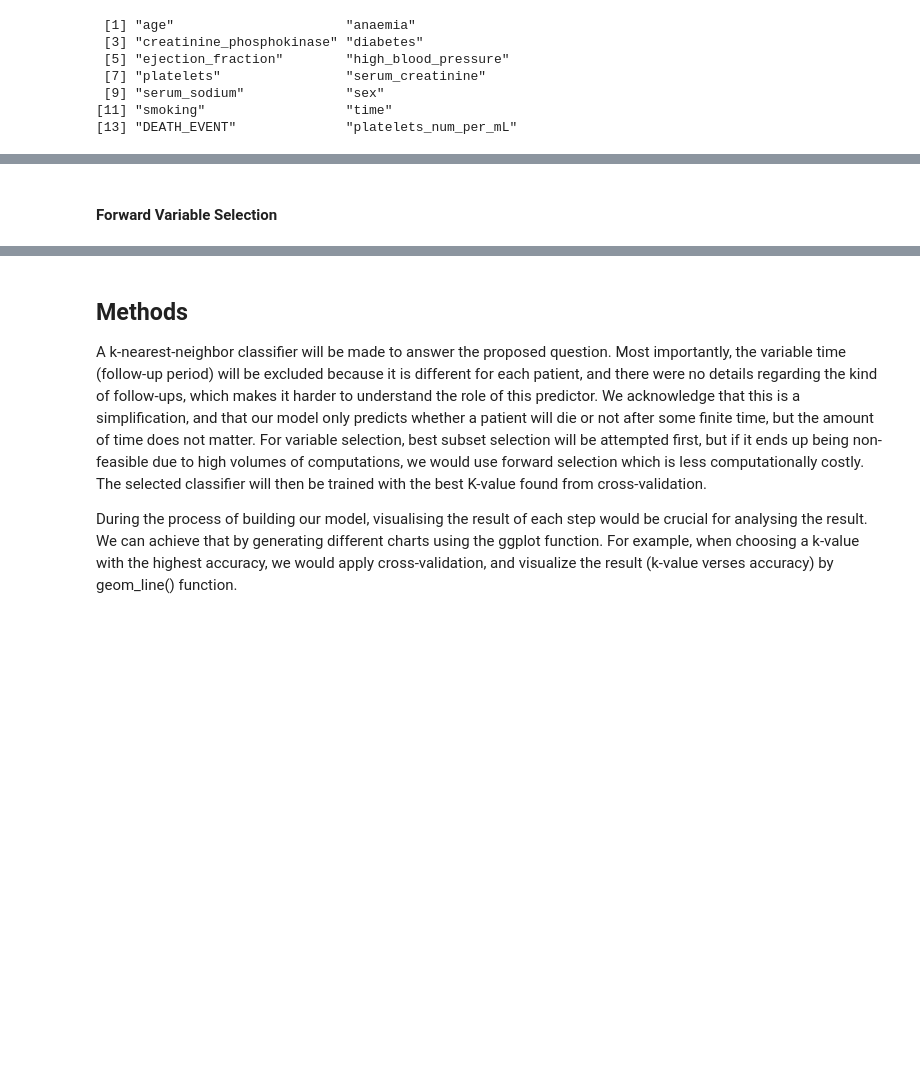
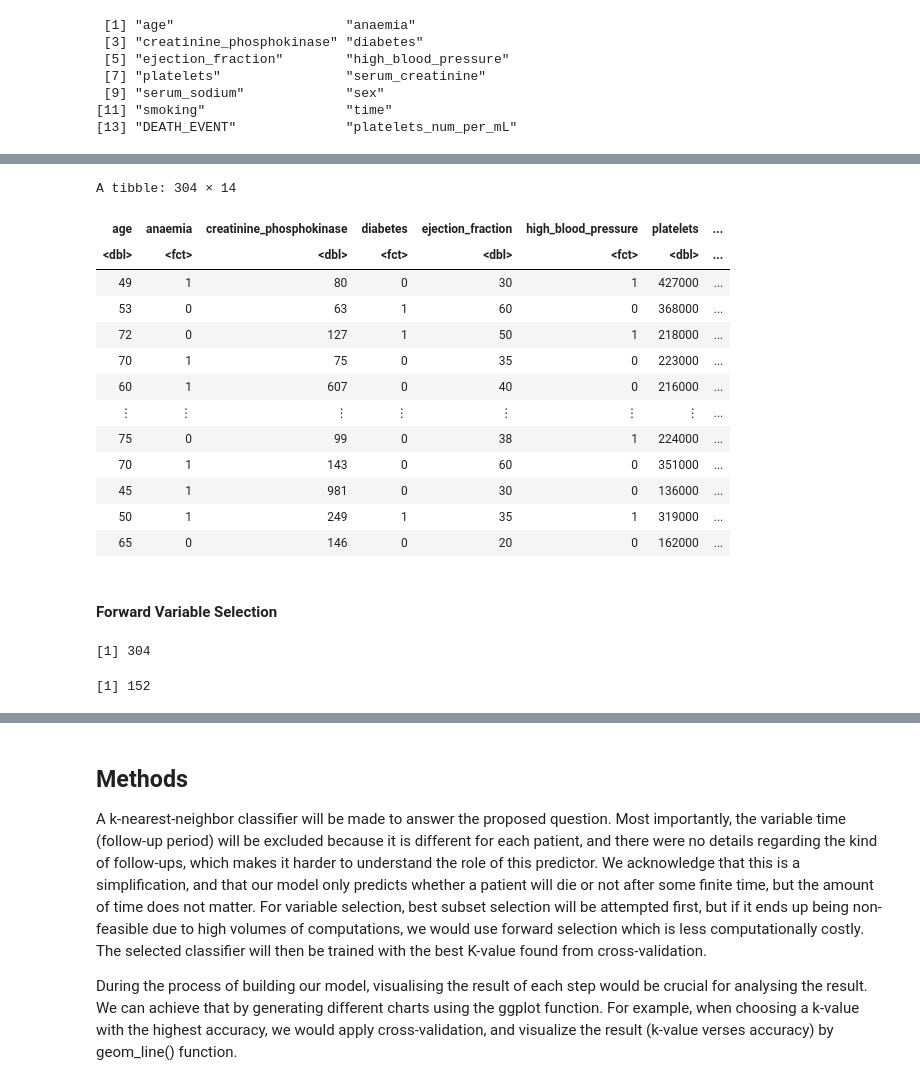
Before and after one commit to ShiyuDeng-Simon/group_project, a Jupyter notebook: Proposal.ipynb, the cells around one changed output, grey strips where cells are left out. Saved outputs shown, nothing was run; the diff lists cells and outputs as text; code cells hidden in the pictures; blank space fills up the shorter version.

```diff
--- a/Proposal.ipynb
+++ b/Proposal.ipynb
@@ -409,5 +426,33 @@ colnames(training_data)
+# %%
+balanced_data <- ups_recipe |> bake(training_data)
+balanced_data
+# %% [output]
+A tibble: 304 × 14
+| age | anaemia | creatinine_phosphokinase | diabetes | ejection_fraction | high_blood_pressure | platelets | ... |
+| <dbl> | <fct> | <dbl> | <fct> | <dbl> | <fct> | <dbl> | ... |
+| 49 | 1 | 80 | 0 | 30 | 1 | 427000 | ... |
+| 53 | 0 | 63 | 1 | 60 | 0 | 368000 | ... |
+| 72 | 0 | 127 | 1 | 50 | 1 | 218000 | ... |
+| 70 | 1 | 75 | 0 | 35 | 0 | 223000 | ... |
+| 60 | 1 | 607 | 0 | 40 | 0 | 216000 | ... |
+| ⋮ | ⋮ | ⋮ | ⋮ | ⋮ | ⋮ | ⋮ | ... |
+| 75 | 0 | 99 | 0 | 38 | 1 | 224000 | ... |
+| 70 | 1 | 143 | 0 | 60 | 0 | 351000 | ... |
+| 45 | 1 | 981 | 0 | 30 | 0 | 136000 | ... |
+| 50 | 1 | 249 | 1 | 35 | 1 | 319000 | ... |
+| 65 | 0 | 146 | 0 | 20 | 0 | 162000 | ... |
 # %% [markdown]
 #### Forward Variable Selection ####
+# %%
+nrow(balanced_data)
+# %% [output]
+[1] 304
+# %%
+death <- balanced_data |>
+filter(DEATH_EVENT == 1)
+nrow(death)
+# %% [output]
+[1] 152
 # %%
 # code is made based on references to Textbook section 6.8
 # set seed for reproducible results
```
Also changed, not shown: parts of 22 cells of this notebook.
